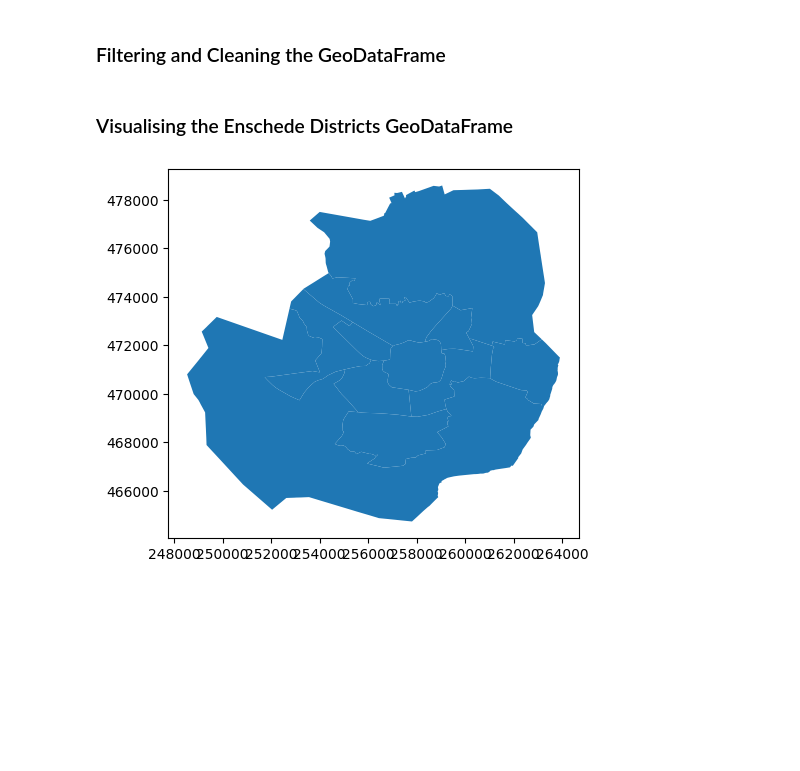
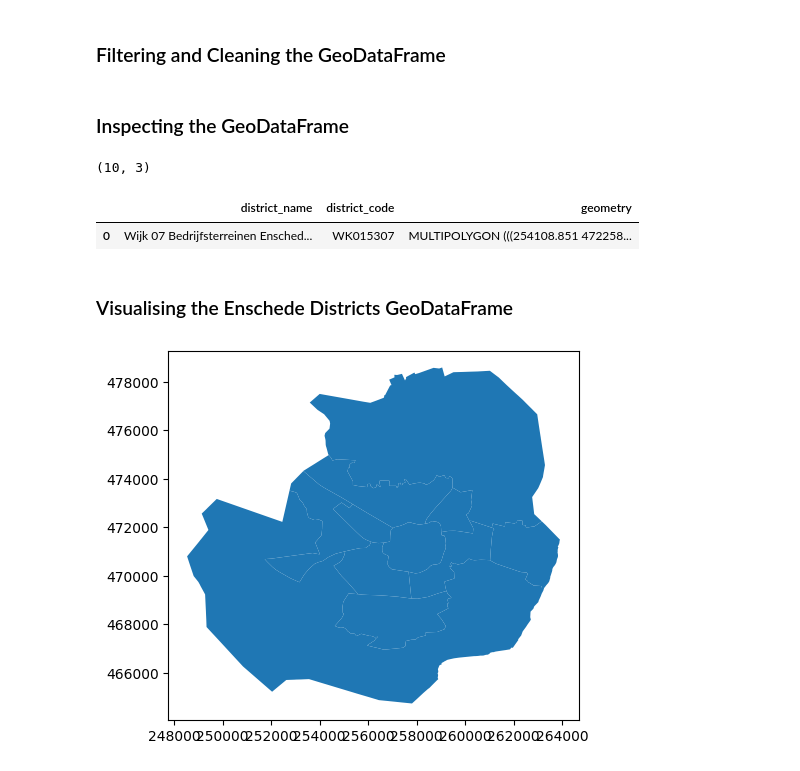
Before and after one commit to armaanFarooqui/portfolio, a Jupyter notebook: vector/notebooks/notebooks.ipynb, the cells around one changed output. Drawn from its saved outputs; the diff is of its cells as text; code cells hidden in the pictures; blank space fills up the shorter version.

```diff
--- a/vector/notebooks/notebooks.ipynb
+++ b/vector/notebooks/notebooks.ipynb
@@ -182,6 +161,17 @@ enschede_districts['geometry'] = enschede_districts['geometry'].apply(make_valid
 enschede_districts = enschede_districts.to_crs('EPSG:28992')
 
 enschede_districts = enschede_districts.reset_index(drop=True)
+# %% [markdown]
+### Inspecting the GeoDataFrame
+# %%
+enschede_districts.shape
+# %% [output]
+(10, 3)
+# %%
+enschede_districts.head(1)
+# %% [output]
+|  | district_name | district_code | geometry |
+| 0 | Wijk 07 Bedrijfsterreinen Ensched... | WK015307 | MULTIPOLYGON (((254108.851 472258... |
 # %% [markdown]
 ### Visualising the Enschede Districts GeoDataFrame
 # %%
```
Also changed, not shown: parts of 12 cells of this notebook, 20 other files.
